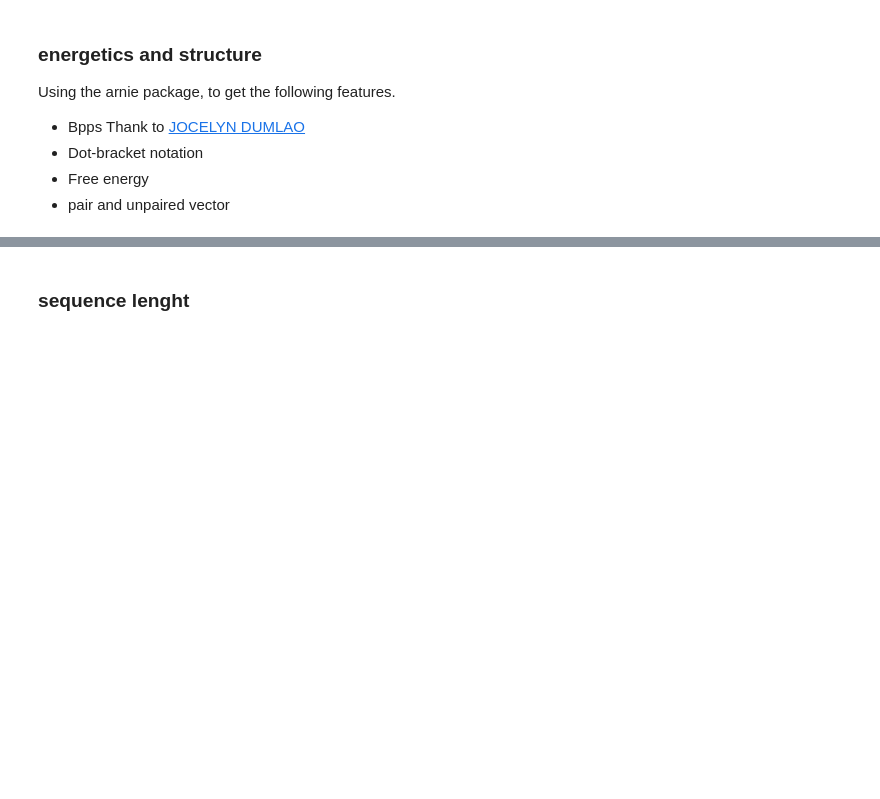
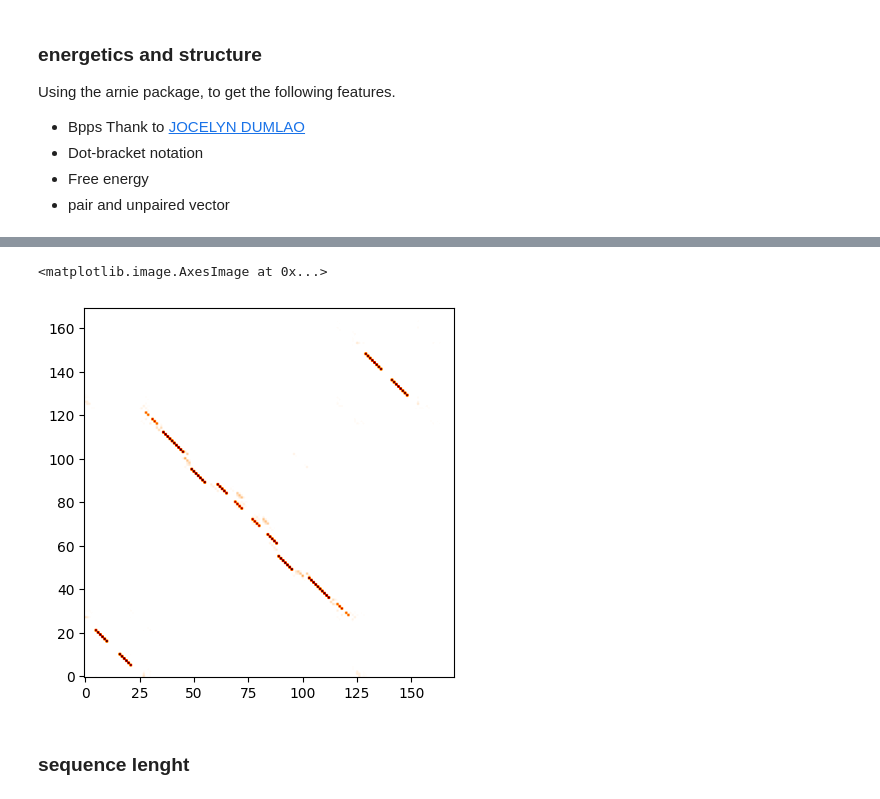
Before and after one commit to SmogJ/Kaggle-Competition----Stanford-Ribonanza-RNA-Folding, a Jupyter notebook: 1st-ribo-note.ipynb, the cells around one changed output, grey strips where cells are left out. Saved outputs shown, nothing was run; the diff lists cells and outputs as text; code cells hidden in the pictures; blank space fills up the shorter version.

```diff
--- a/1st-ribo-note.ipynb
+++ b/1st-ribo-note.ipynb
@@ -346,0 +571,5 @@ def get_bpp(seq):
+# %%
+# read into pandas
+bp_matrix= pd.Series(loaded_bp_matrices)
+
+bp_matrix
@@ -347,3 +598,31 @@ def get_bpp(seq):
+# %%
+import numpy as np
+import io
+
+# Your string output, as a variable
+string_data = bp_matrix.bp_matrix[0]
+
+# Clean the string by removing brackets and the ellipsis.
+# `np.loadtxt` will handle the newlines.
+cleaned_string = string_data.replace('[', '').replace(']', '').replace('...', '')
+string_io = io.StringIO(cleaned_string)
+
+# Use np.loadtxt to read the numbers from the string, which results in a 1D array.
+bp_matrix_flat = np.loadtxt(string_io)
+
+# Reshape the 1D array into the correct 2D matrix shape of (170, 170).
+bp_matrix = bp_matrix_flat.reshape(170, 170)
+
+print(f"Data type: {type(bp_matrix)}")
+print(f"Array shape: {bp_matrix.shape}")
+print(bp_matrix)
+# %%
+# Visualize a sample matrix
+bp_m= bp_matrix.bp_matrix[0]
+plt.imshow(bp_m, origin='lower', cmap='gist_heat_r')
+# %% [output]
+<matplotlib.image.AxesImage at 0x...>
+[figure, added]
 # %%
 # get the total probability that nucleotide i is paired for each sequence
 # This gives us a prediction of how accessible the nucleotide is, which is important in a lot of contexts --
```
Also changed, not shown: parts of 31 cells of this notebook.
